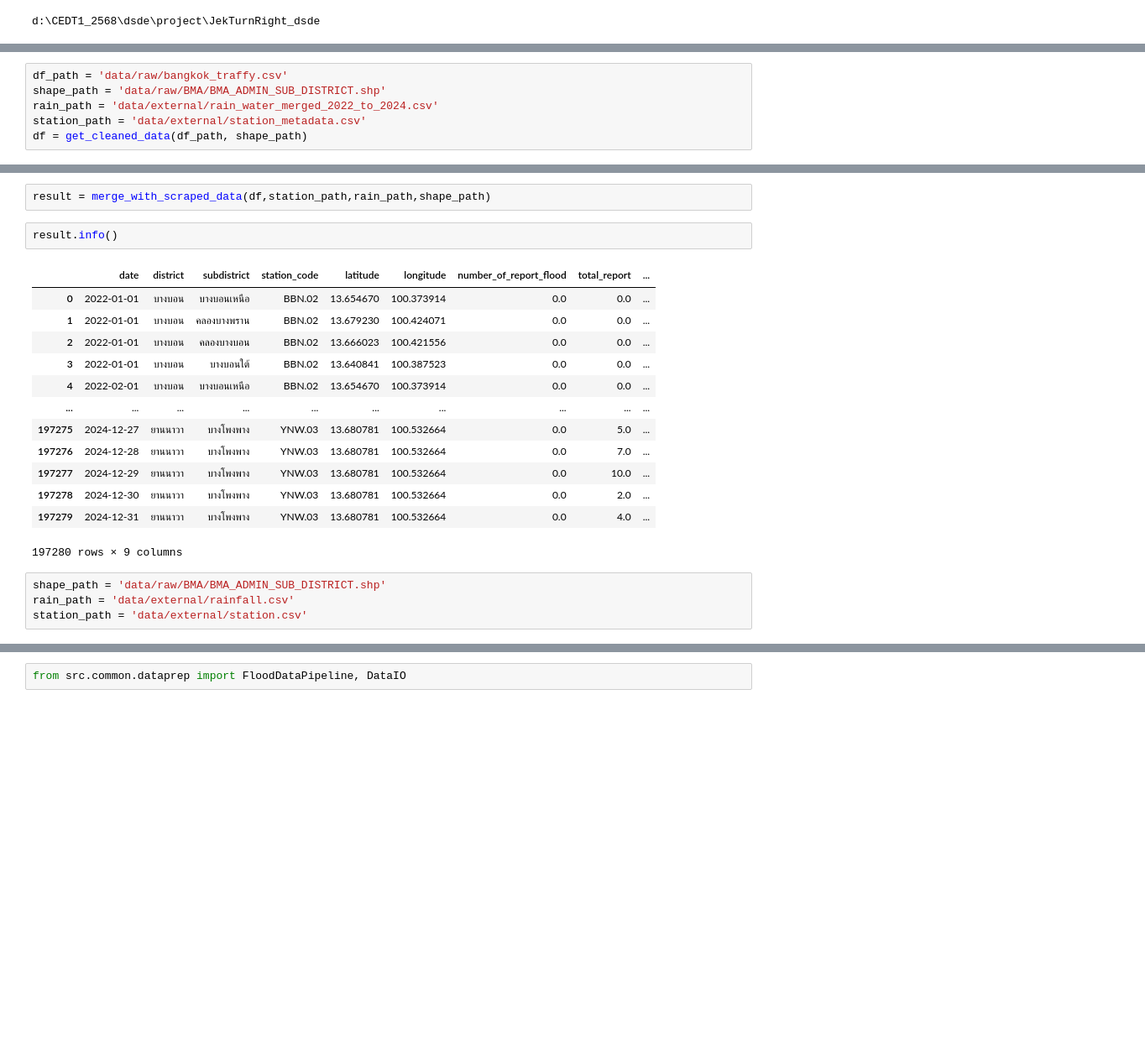
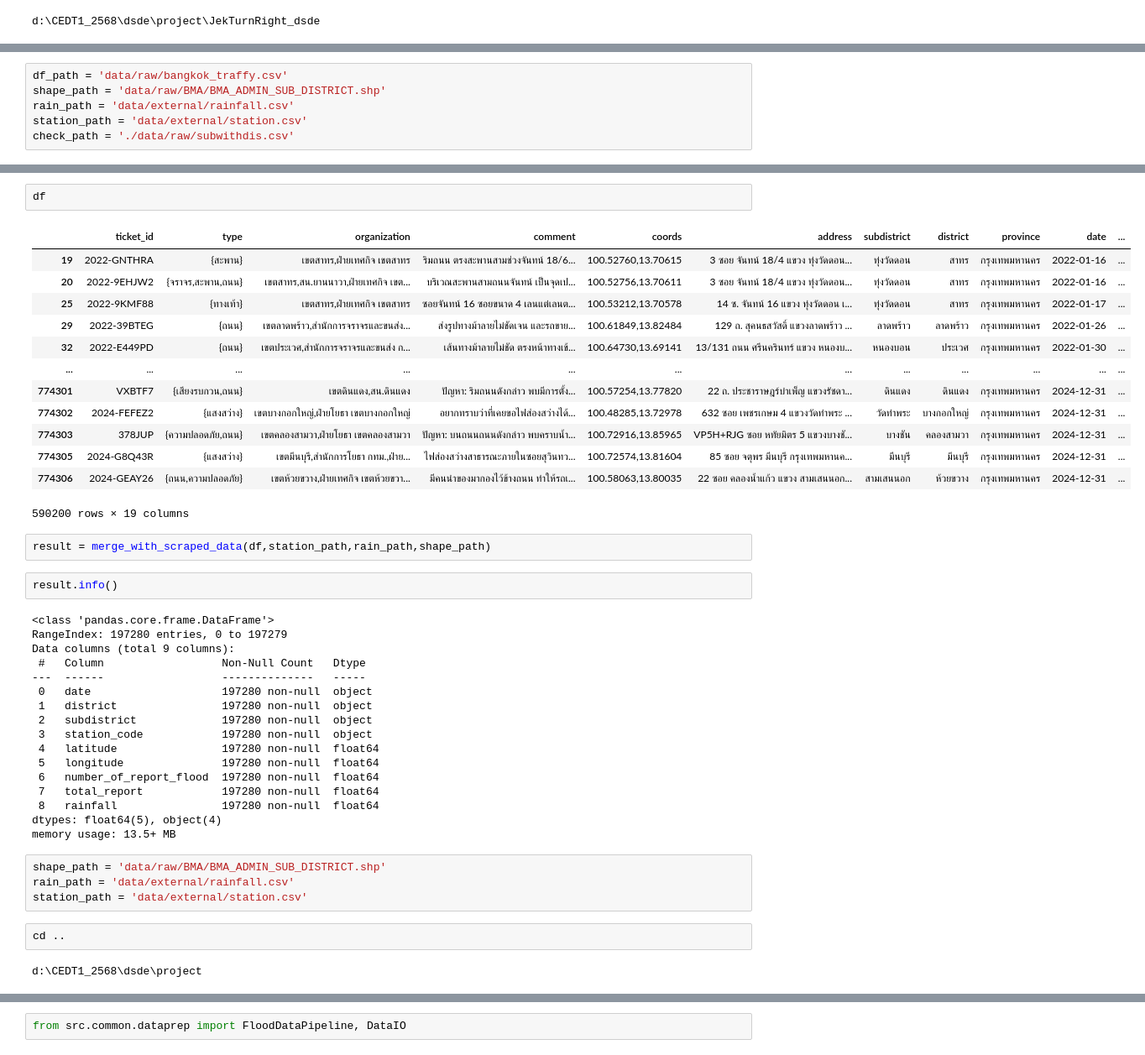
Before and after one commit to wirepecion/JekTurnRight_dsde, a Jupyter notebook: notebooks/merge_scraped_data.ipynb, the cells around one changed output, grey strips where cells are left out. Shown at 84% size. Drawn from its saved outputs; the diff is of its cells as text; blank space fills up the shorter version.

```diff
--- a/notebooks/merge_scraped_data.ipynb
+++ b/notebooks/merge_scraped_data.ipynb
@@ -13,6 +7,6 @@ from src.common.dataprep import get_cleaned_data,merge_with_scraped_data,make_st
 # %%
 df_path = 'data/raw/bangkok_traffy.csv'
 shape_path = 'data/raw/BMA/BMA_ADMIN_SUB_DISTRICT.shp'
-rain_path = 'data/external/rain_water_merged_2022_to_2024.csv'
-station_path = 'data/external/station_metadata.csv'
-df = get_cleaned_data(df_path, shape_path)
+rain_path = 'data/external/rainfall.csv'
+station_path = 'data/external/station.csv'
+check_path = './data/raw/subwithdis.csv'
@@ -19,22 +78,45 @@ df = get_cleaned_data(df_path, shape_path)
+# %%
+df
+# %% [output]
+|  | ticket_id | type | organization | comment | coords | address | subdistrict | district | province | date | ... |
+| 19 | 2022-GNTHRA | {สะพาน} | เขตสาทร,ฝ่ายเทศกิจ เขตสาทร | ริมถนน ตรงสะพานสามช่วงจันทน์ 18/6... | 100.52760,13.70615 | 3 ซอย จันทน์ 18/4 แขวง ทุ่งวัดดอน... | ทุ่งวัดดอน | สาทร | กรุงเทพมหานคร | 2022-01-16 | ... |
+| 20 | 2022-9EHJW2 | {จราจร,สะพาน,ถนน} | เขตสาทร,สน.ยานนาวา,ฝ่ายเทศกิจ เขต... | บริเวณสะพานสามถนนจันทน์ เป็นจุดเป... | 100.52756,13.70611 | 3 ซอย จันทน์ 18/4 แขวง ทุ่งวัดดอน... | ทุ่งวัดดอน | สาทร | กรุงเทพมหานคร | 2022-01-16 | ... |
+| 25 | 2022-9KMF88 | {ทางเท้า} | เขตสาทร,ฝ่ายเทศกิจ เขตสาทร | ซอยจันทน์ 16 ซอยขนาด 4 เลนแต่เลนต... | 100.53212,13.70578 | 14 ซ. จันทน์ 16 แขวง ทุ่งวัดดอน เ... | ทุ่งวัดดอน | สาทร | กรุงเทพมหานคร | 2022-01-17 | ... |
+| 29 | 2022-39BTEG | {ถนน} | เขตลาดพร้าว,สำนักการจราจรและขนส่ง... | ส่งรูปทางม้าลายไม่ชัดเจน และรถขาย... | 100.61849,13.82484 | 129 ถ. สุคนธสวัสดิ์ แขวงลาดพร้าว ... | ลาดพร้าว | ลาดพร้าว | กรุงเทพมหานคร | 2022-01-26 | ... |
+| 32 | 2022-E449PD | {ถนน} | เขตประเวศ,สำนักการจราจรและขนส่ง ก... | เส้นทางม้าลายไม่ชัด ตรงหน้าทางเข้... | 100.64730,13.69141 | 13/131 ถนน ศรีนครินทร์ แขวง หนองบ... | หนองบอน | ประเวศ | กรุงเทพมหานคร | 2022-01-30 | ... |
+| ... | ... | ... | ... | ... | ... | ... | ... | ... | ... | ... | ... |
+| 774301 | VXBTF7 | {เสียงรบกวน,ถนน} | เขตดินแดง,สน.ดินแดง | ปัญหา: ริมถนนดังกล่าว พบมีการตั้ง... | 100.57254,13.77820 | 22 ถ. ประชาราษฎร์บำเพ็ญ แขวงรัชดา... | ดินแดง | ดินแดง | กรุงเทพมหานคร | 2024-12-31 | ... |
+| 774302 | 2024-FEFEZ2 | {แสงสว่าง} | เขตบางกอกใหญ่,ฝ่ายโยธา เขตบางกอกใหญ่ | อยากทราบว่าที่เคยขอไฟส่องสว่างได้... | 100.48285,13.72978 | 632 ซอย เพชรเกษม 4 แขวงวัดท่าพระ ... | วัดท่าพระ | บางกอกใหญ่ | กรุงเทพมหานคร | 2024-12-31 | ... |
+| 774303 | 378JUP | {ความปลอดภัย,ถนน} | เขตคลองสามวา,ฝ่ายโยธา เขตคลองสามวา | ปัญหา: บนถนนถนนดังกล่าว พบคราบน้ำ... | 100.72916,13.85965 | VP5H+RJG ซอย หทัยมิตร 5 แขวงบางชั... | บางชัน | คลองสามวา | กรุงเทพมหานคร | 2024-12-31 | ... |
+| 774305 | 2024-G8Q43R | {แสงสว่าง} | เขตมีนบุรี,สำนักการโยธา กทม.,ฝ่าย... | ไฟส่องสว่างสาธารณะภายในซอยสุวินทว... | 100.72574,13.81604 | 85 ซอย จตุพร มีนบุรี กรุงเทพมหานค... | มีนบุรี | มีนบุรี | กรุงเทพมหานคร | 2024-12-31 | ... |
+| 774306 | 2024-GEAY26 | {ถนน,ความปลอดภัย} | เขตห้วยขวาง,ฝ่ายเทศกิจ เขตห้วยขวา... | มีคนนำของมากองไว้ข้างถนน ทำให้รถเ... | 100.58063,13.80035 | 22 ซอย คลองน้ำแก้ว แขวง สามเสนนอก... | สามเสนนอก | ห้วยขวาง | กรุงเทพมหานคร | 2024-12-31 | ... |
+590200 rows × 19 columns
 # %%
 result = merge_with_scraped_data(df,station_path,rain_path,shape_path)
 # %%
 result.info()
 # %% [output]
-|  | date | district | subdistrict | station_code | latitude | longitude | number_of_report_flood | total_report | ... |
-| 0 | 2022-01-01 | บางบอน | บางบอนเหนือ | BBN.02 | 13.654670 | 100.373914 | 0.0 | 0.0 | ... |
-| 1 | 2022-01-01 | บางบอน | คลองบางพราน | BBN.02 | 13.679230 | 100.424071 | 0.0 | 0.0 | ... |
-| 2 | 2022-01-01 | บางบอน | คลองบางบอน | BBN.02 | 13.666023 | 100.421556 | 0.0 | 0.0 | ... |
-| 3 | 2022-01-01 | บางบอน | บางบอนใต้ | BBN.02 | 13.640841 | 100.387523 | 0.0 | 0.0 | ... |
-| 4 | 2022-02-01 | บางบอน | บางบอนเหนือ | BBN.02 | 13.654670 | 100.373914 | 0.0 | 0.0 | ... |
-| ... | ... | ... | ... | ... | ... | ... | ... | ... | ... |
-| 197275 | 2024-12-27 | ยานนาวา | บางโพงพาง | YNW.03 | 13.680781 | 100.532664 | 0.0 | 5.0 | ... |
-| 197276 | 2024-12-28 | ยานนาวา | บางโพงพาง | YNW.03 | 13.680781 | 100.532664 | 0.0 | 7.0 | ... |
-| 197277 | 2024-12-29 | ยานนาวา | บางโพงพาง | YNW.03 | 13.680781 | 100.532664 | 0.0 | 10.0 | ... |
-| 197278 | 2024-12-30 | ยานนาวา | บางโพงพาง | YNW.03 | 13.680781 | 100.532664 | 0.0 | 2.0 | ... |
-| 197279 | 2024-12-31 | ยานนาวา | บางโพงพาง | YNW.03 | 13.680781 | 100.532664 | 0.0 | 4.0 | ... |
-197280 rows × 9 columns
+<class 'pandas.core.frame.DataFrame'>
+RangeIndex: 197280 entries, 0 to 197279
+Data columns (total 9 columns):
+ #   Column                  Non-Null Count   Dtype
+---  ------                  --------------   -----
+ 0   date                    197280 non-null  object
+ 1   district                197280 non-null  object
+ 2   subdistrict             197280 non-null  object
+ 3   station_code            197280 non-null  object
+ 4   latitude                197280 non-null  float64
+ 5   longitude               197280 non-null  float64
+ 6   number_of_report_flood  197280 non-null  float64
+ 7   total_report            197280 non-null  float64
+ 8   rainfall                197280 non-null  float64
+dtypes: float64(5), object(4)
+memory usage: 13.5+ MB
 # %%
 shape_path = 'data/raw/BMA/BMA_ADMIN_SUB_DISTRICT.shp'
 rain_path = 'data/external/rainfall.csv'
 station_path = 'data/external/station.csv'
+# %%
+cd ..
+# %% [output]
+d:\CEDT1_2568\dsde\project
```
Also changed, not shown: parts of 5 cells of this notebook.
